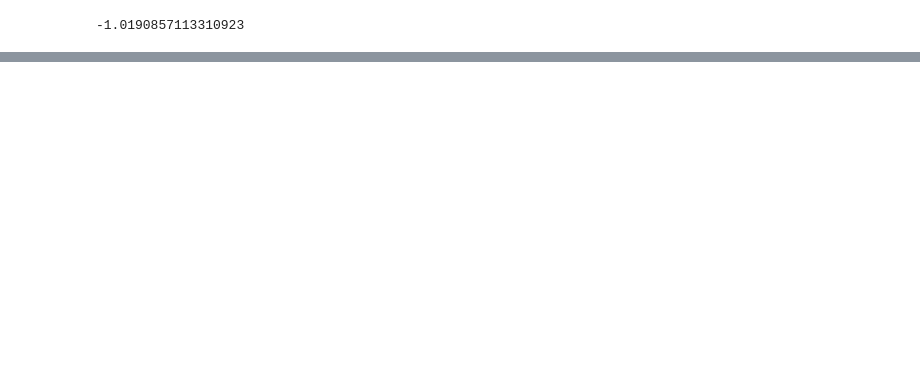
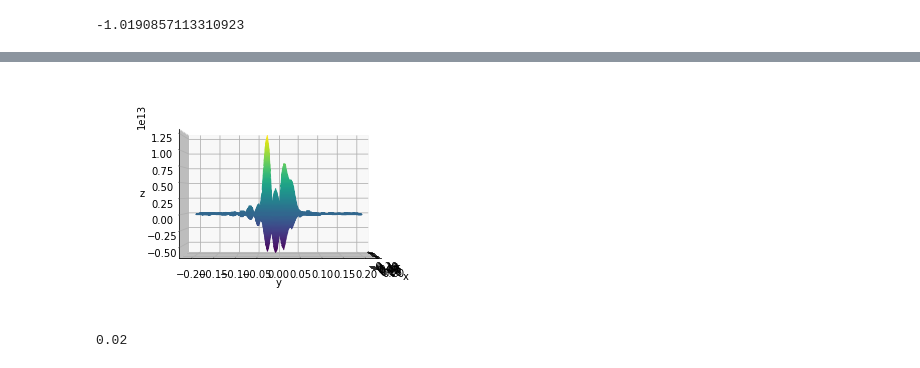
Before and after one commit to xiaoxu42/Eigen_Kernel, a Jupyter notebook: 2DEigenKernel-Copy1.ipynb, the cells around one changed output, grey strips where cells are left out. Cells and saved outputs as stored; diff of their text form; code cells hidden in the pictures; blank space fills up the shorter version.

```diff
--- a/2DEigenKernel-Copy1.ipynb
+++ b/2DEigenKernel-Copy1.ipynb
@@ -154,3 +325,8 @@ def myfunctoint_cal(kx,ky,x,y,this_x,this_y):
+# %%
+ax.view_init(0,0)
+fig
+# %% [output]
+[figure, added]
 # %%
 def myfunctoint_cal_testxx(kx,ky,x,y,this_x,this_y):
     return myfunctoint_cal(kx,ky,x,y,this_x,this_y)[0,0]
@@ -159,0 +338,4 @@ def myfunc_cal(x,y,this_x,this_y):
+# %%
+l
+# %% [output]
+0.02
```
Also changed, not shown: parts of 32 cells of this notebook.
